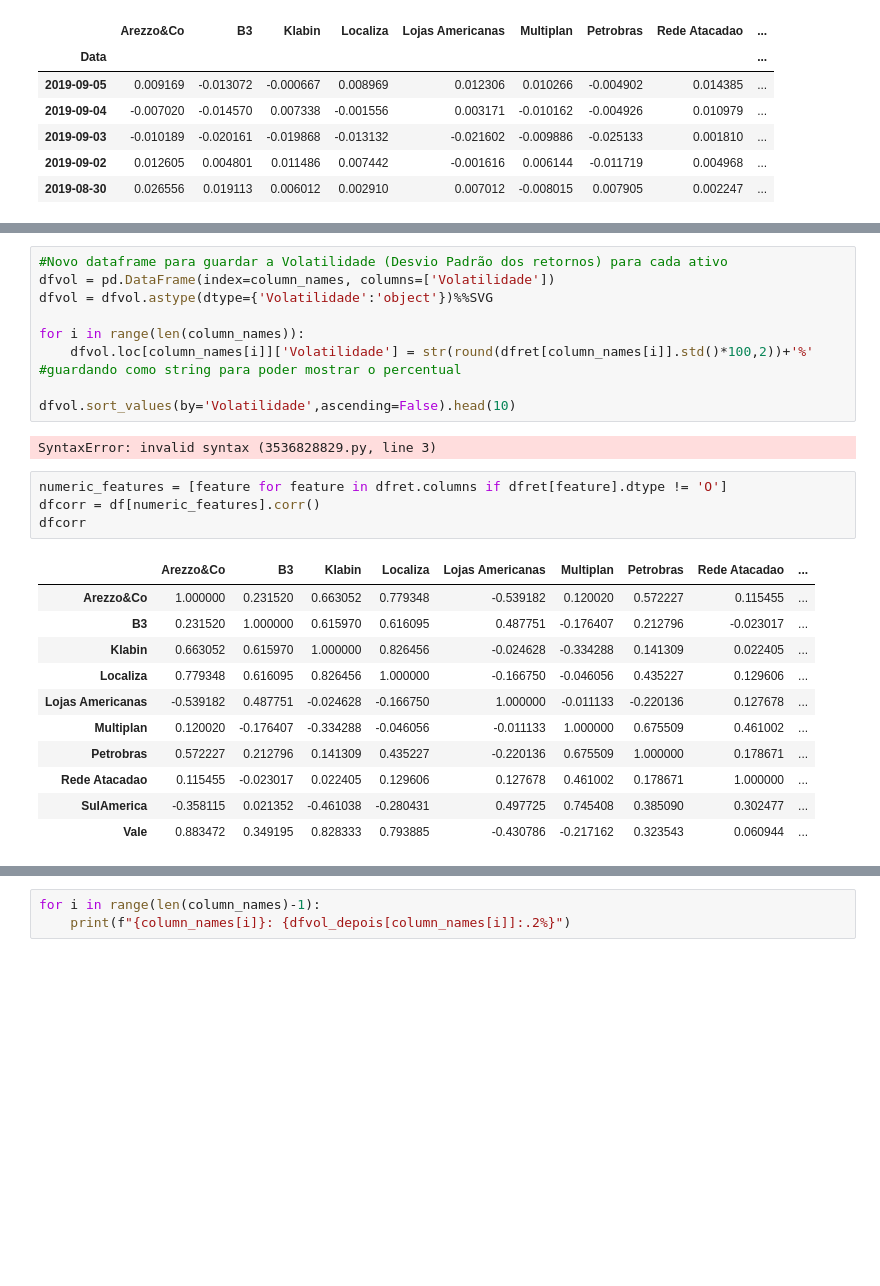
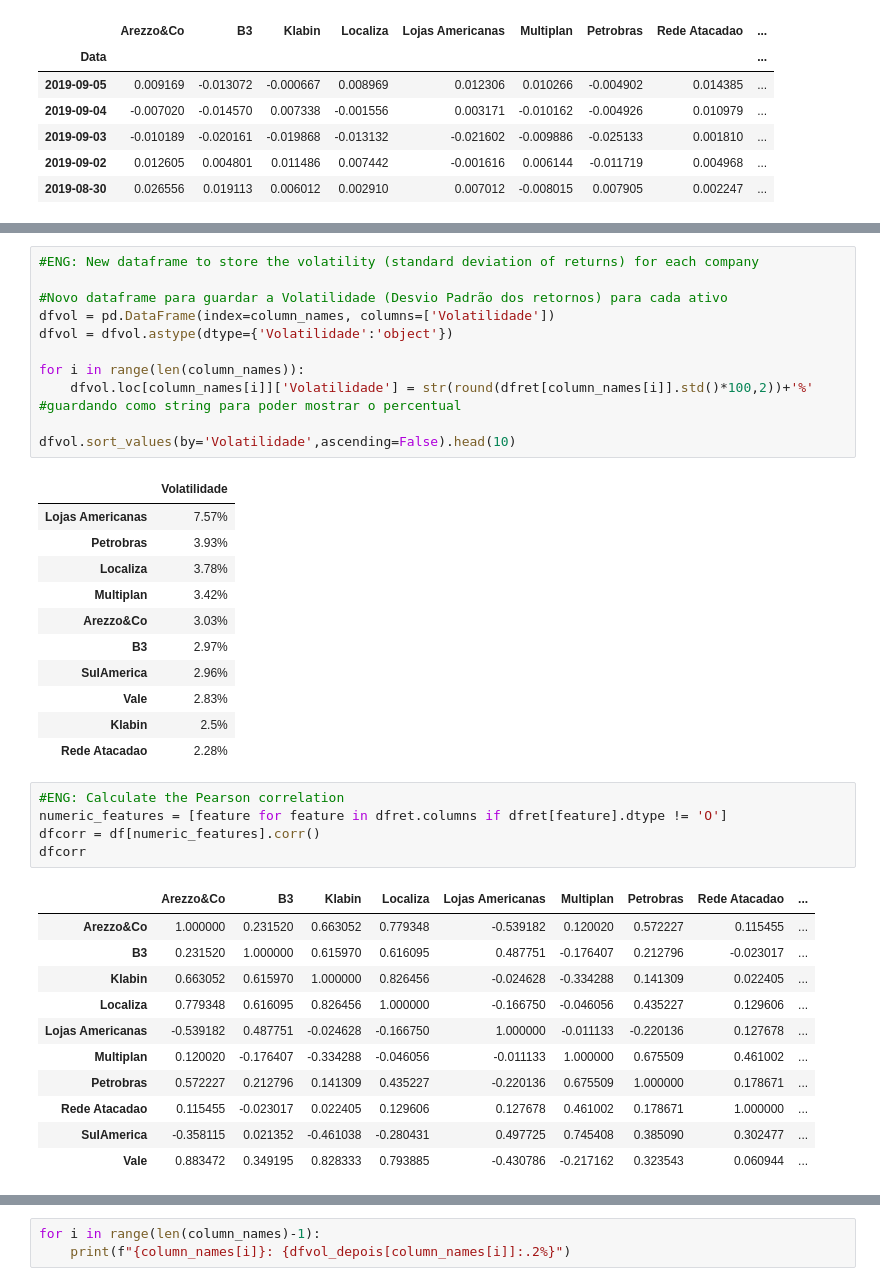
Before and after one commit to davidsagg/data_projects, a Jupyter notebook: case_VaR/Case_VaR.ipynb, the cells around one changed output, grey strips where cells are left out. Cells and saved outputs as stored; diff of their text form; blank space fills up the shorter version.

```diff
--- a/case_VaR/Case_VaR.ipynb
+++ b/case_VaR/Case_VaR.ipynb
@@ -178,17 +196,30 @@ plt.show
 <function matplotlib.pyplot.show(close=None, block=None)>
 [figure]
 # %%
+#ENG: New dataframe to store the volatility (standard deviation of returns) for each company
+
 #Novo dataframe para guardar a Volatilidade (Desvio Padrão dos retornos) para cada ativo
 dfvol = pd.DataFrame(index=column_names, columns=['Volatilidade'])
-dfvol = dfvol.astype(dtype={'Volatilidade':'object'})%%SVG
+dfvol = dfvol.astype(dtype={'Volatilidade':'object'})
 
 for i in range(len(column_names)):
     dfvol.loc[column_names[i]]['Volatilidade'] = str(round(dfret[column_names[i]].std()*100,2))+'%' #guardando como string para poder mostrar o percentual
 
 dfvol.sort_values(by='Volatilidade',ascending=False).head(10)
 # %% [output]
-SyntaxError: invalid syntax (3536828829.py, line 3)
+|  | Volatilidade |
+| Lojas Americanas | 7.57% |
+| Petrobras | 3.93% |
+| Localiza | 3.78% |
+| Multiplan | 3.42% |
+| Arezzo&Co | 3.03% |
+| B3 | 2.97% |
+| SulAmerica | 2.96% |
+| Vale | 2.83% |
+| Klabin | 2.5% |
+| Rede Atacadao | 2.28% |
 # %%
+#ENG: Calculate the Pearson correlation
 numeric_features = [feature for feature in dfret.columns if dfret[feature].dtype != 'O']
 dfcorr = df[numeric_features].corr()
 dfcorr
```
Also changed, not shown: parts of 23 cells of this notebook.
